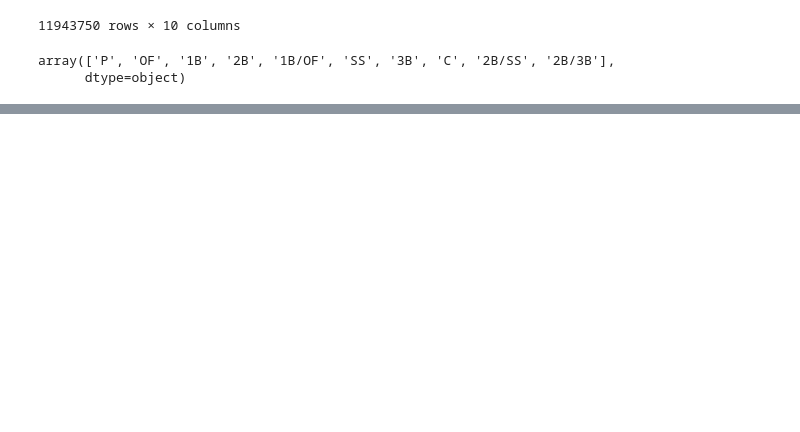
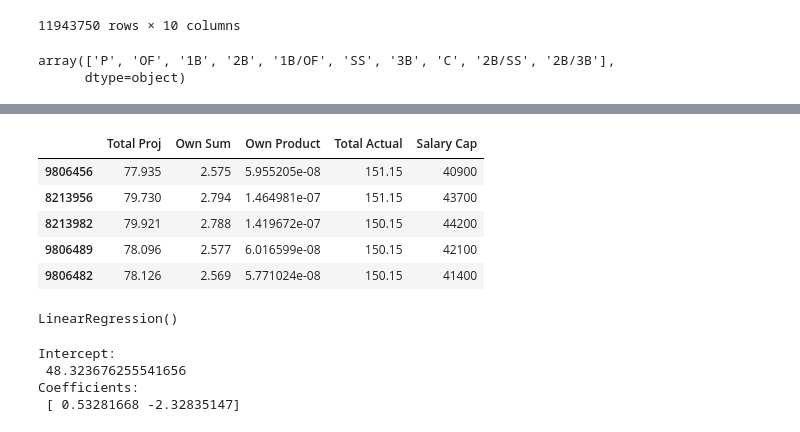
Before and after one commit to flaghunter21/DFS, a Jupyter notebook: Small_Slate_MLB_Combo_Backtest.ipynb, the cells around one changed output, grey strips where cells are left out. Drawn from its saved outputs; the diff is of its cells as text; code cells hidden in the pictures; blank space fills up the shorter version.

```diff
--- a/Small_Slate_MLB_Combo_Backtest.ipynb
+++ b/Small_Slate_MLB_Combo_Backtest.ipynb
@@ -206,5 +208,5 @@ for pos in combos_df.columns:
   team_cols.append(f'{pos}_Team')
 hitter_cols = np.array(['C_Team', '1B_Team', '2B_Team', '3B_Team', 'SS_Team', 'OF1_Team', 'OF2_Team', 'OF3_Team'])
 # How to make this faster? (2 hrs using value_counts)
-stacks = combos_team_df[hitter_cols].apply(pd.Series.value_counts, axis=1).fillna(0)
-combos_team_df['Stack Size'] = stacks.max(axis=1)
+#stacks = combos_team_df[hitter_cols].apply(pd.Series.value_counts, axis=1).fillna(0)
+#combos_team_df['Stack Size'] = stacks.max(axis=1)
@@ -233,7 +244,7 @@ df['Pos'].unique()
 combos_df = combos_df[combos_df['Salary Cap'] <= 50000]
 
 # Hitter Stack Size <= 5
-combos_df = combos_df[combos_df['Stack Size'] <= 5]
+#combos_df = combos_df[combos_df['Stack Size'] <= 5]
 
 # Address multi-position eligibility (same player used more than once in lineup)
 combos_df['Total Proj'] = np.where(combos_df['1B'] == combos_df['OF1'],0,combos_df['Total Proj'])
@@ -246,3 +265,11 @@ combos_df.head()
 # %%
 final_combos = combos_df.loc[:,['Total Proj', 'Own Sum', 'Own Product', 'Total Actual', 'Salary Cap']]
-final_combos.sort_values(by='Total Proj', ascending=False).head()
+final_combos = final_combos[final_combos['Total Proj'] > 0]
+final_combos.sort_values(by='Total Actual', ascending=False).head()
+# %% [output]
+|  | Total Proj | Own Sum | Own Product | Total Actual | Salary Cap |
+| 9806456 | 77.935 | 2.575 | 5.955205e-08 | 151.15 | 40900 |
+| 8213956 | 79.730 | 2.794 | 1.464981e-07 | 151.15 | 43700 |
+| 8213982 | 79.921 | 2.788 | 1.419672e-07 | 150.15 | 44200 |
+| 9806489 | 78.096 | 2.577 | 6.016599e-08 | 150.15 | 42100 |
+| 9806482 | 78.126 | 2.569 | 5.771024e-08 | 150.15 | 41400 |
@@ -248,0 +279,13 @@ final_combos.sort_values(by='Total Proj', ascending=False).head()
+# %%
+regr = linear_model.LinearRegression()
+regr.fit(X, y)
+# %% [output]
+LinearRegression()
+# %%
+print('Intercept: \n', regr.intercept_)
+print('Coefficients: \n', regr.coef_)
+# %% [output]
+Intercept:
+ 48.323676255541656
+Coefficients:
+ [ 0.53281668 -2.32835147]
```
Also changed, not shown: parts of 6 cells of this notebook.
